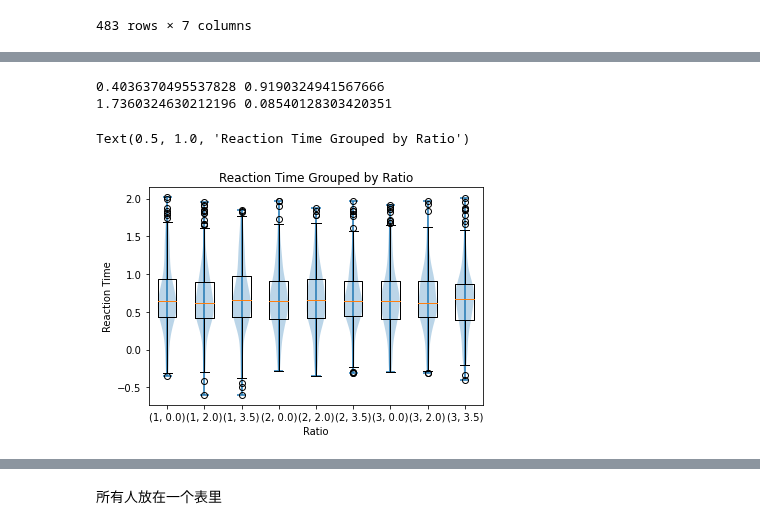
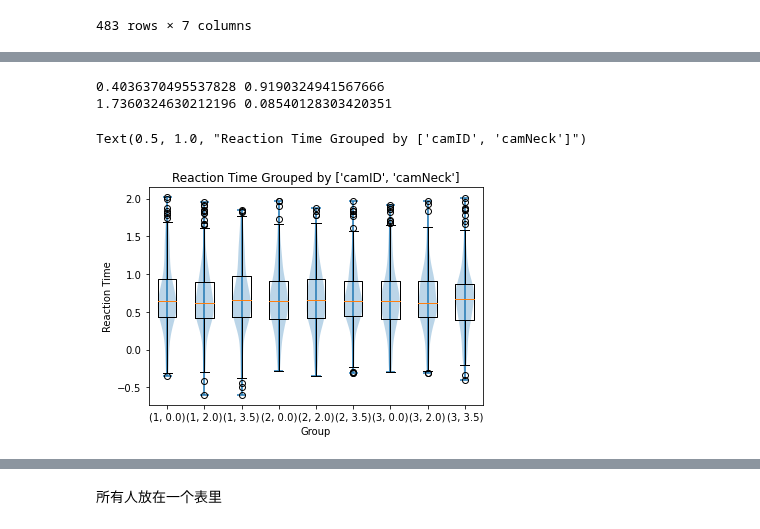
Before and after one commit to ZHTis/count, a Jupyter notebook: datacolin/datacolin.ipynb, the cells around one changed output, grey strips where cells are left out. Saved outputs shown, nothing was run; the diff lists cells and outputs as text; code cells hidden in the pictures.

```diff
--- a/datacolin/datacolin.ipynb
+++ b/datacolin/datacolin.ipynb
@@ -188,34 +171,34 @@ groupkeys = ['camID','camNeck']
 r98 = r98.copy().groupby(groupkeys)['rT']
 keys = list(r98.groups.keys())
 x = []
 for i in range(0,len(keys)):
     x.append( r98.get_group(keys[i]).to_numpy())
 x = np.array(x)
 
 r0 = r0.copy().groupby(groupkeys)['rT']
 keys = list(r0.groups.keys())
 x_ = []
 for i in range(0,len(keys)):
     x_.append( r0.get_group(keys[i]).to_numpy())
 x_ = np.array(x_)
 
 f,p = stats.f_oneway(*x)
 print(f,p)
 f,p = stats.f_oneway(*x_)
 print(f,p)
 
 #keys = [round(keys[i],2) for i in range(0,len(keys))]
 keys = [str(i) for i in keys]
 fig,ax = plt.subplots()
 ax.boxplot(x)
 ax.violinplot(x)
-ax.set_xlabel('Ratio')
+ax.set_xlabel('Group')
 ax.set_ylabel('Reaction Time')
 ax.set_xticks(range(1,1+len(keys)))
 ax.set_xticklabels(keys)
-ax.set_title('Reaction Time Grouped by Ratio')
+ax.set_title(f'Reaction Time Grouped by {groupkeys}')
 # %% [output]
 0.4036370495537828 0.9190324941567666
 1.7360324630212196 0.08540128303420351
-Text(0.5, 1.0, 'Reaction Time Grouped by Ratio')
+Text(0.5, 1.0, "Reaction Time Grouped by ['camID', 'camNeck']")
-[figure, old version]
+[figure, new version]
```
Also changed, not shown: parts of 44 cells of this notebook, 3 other files.
